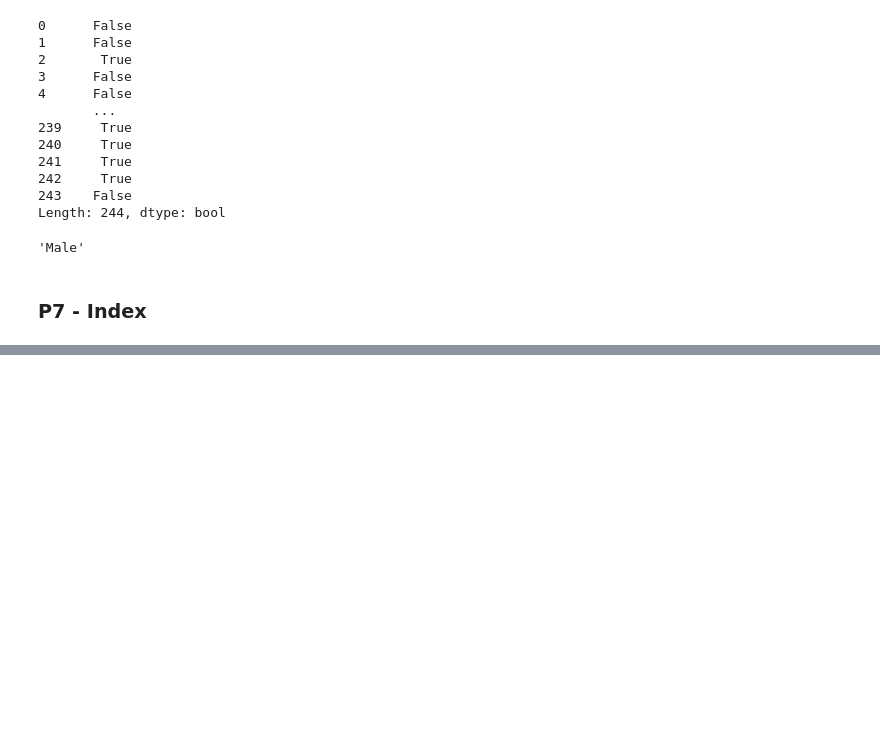
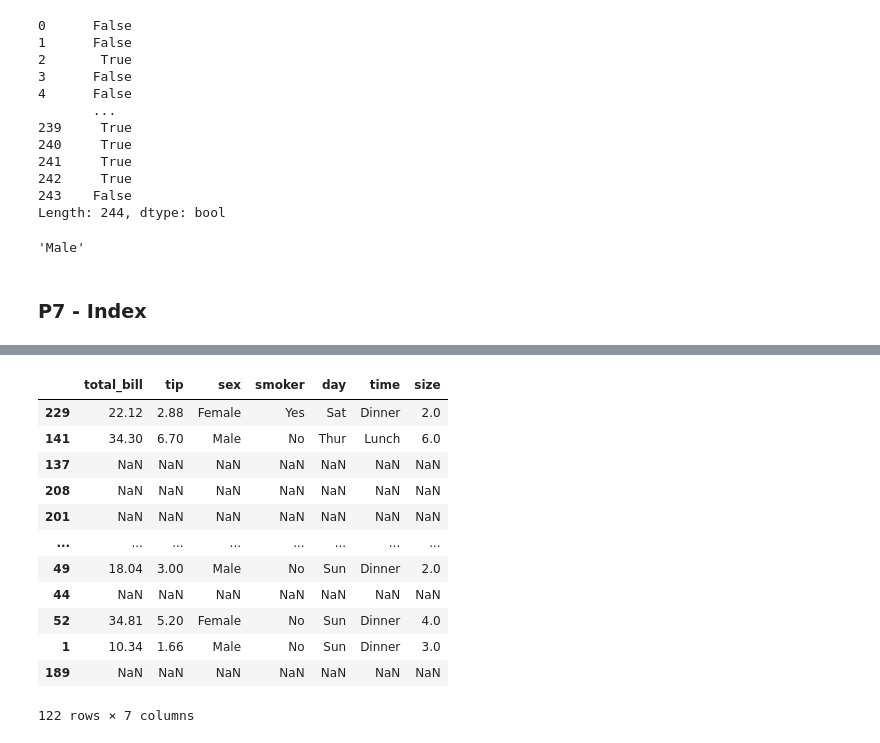
Before and after one commit to amin-torabi/learndataa, a Jupyter notebook: ds_beginner/pandas.ipynb, the cells around one changed output, grey strips where cells are left out. Drawn from its saved outputs; the diff is of its cells as text; code cells hidden in the pictures; blank space fills up the shorter version.

```diff
--- a/ds_beginner/pandas.ipynb
+++ b/ds_beginner/pandas.ipynb
@@ -237,0 +295,20 @@ tips['sex'].get(1)
+# %%
+# reindex, adopt index of another dataframe,
+# if the index of the right-hand df is not available inn the left db
+# the records will be null
+
+tips1.reindex(tips2.index)
+# %% [output]
+|  | total_bill | tip | sex | smoker | day | time | size |
+| 229 | 22.12 | 2.88 | Female | Yes | Sat | Dinner | 2.0 |
+| 141 | 34.30 | 6.70 | Male | No | Thur | Lunch | 6.0 |
+| 137 | NaN | NaN | NaN | NaN | NaN | NaN | NaN |
+| 208 | NaN | NaN | NaN | NaN | NaN | NaN | NaN |
+| 201 | NaN | NaN | NaN | NaN | NaN | NaN | NaN |
+| ... | ... | ... | ... | ... | ... | ... | ... |
+| 49 | 18.04 | 3.00 | Male | No | Sun | Dinner | 2.0 |
+| 44 | NaN | NaN | NaN | NaN | NaN | NaN | NaN |
+| 52 | 34.81 | 5.20 | Female | No | Sun | Dinner | 4.0 |
+| 1 | 10.34 | 1.66 | Male | No | Sun | Dinner | 3.0 |
+| 189 | NaN | NaN | NaN | NaN | NaN | NaN | NaN |
+122 rows × 7 columns
```
Also changed, not shown: parts of 63 cells of this notebook.
